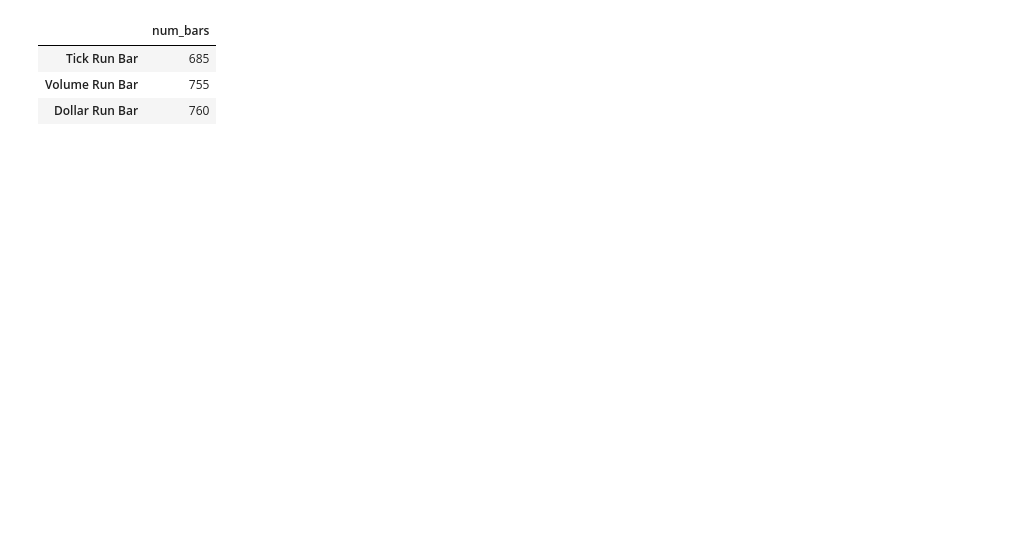
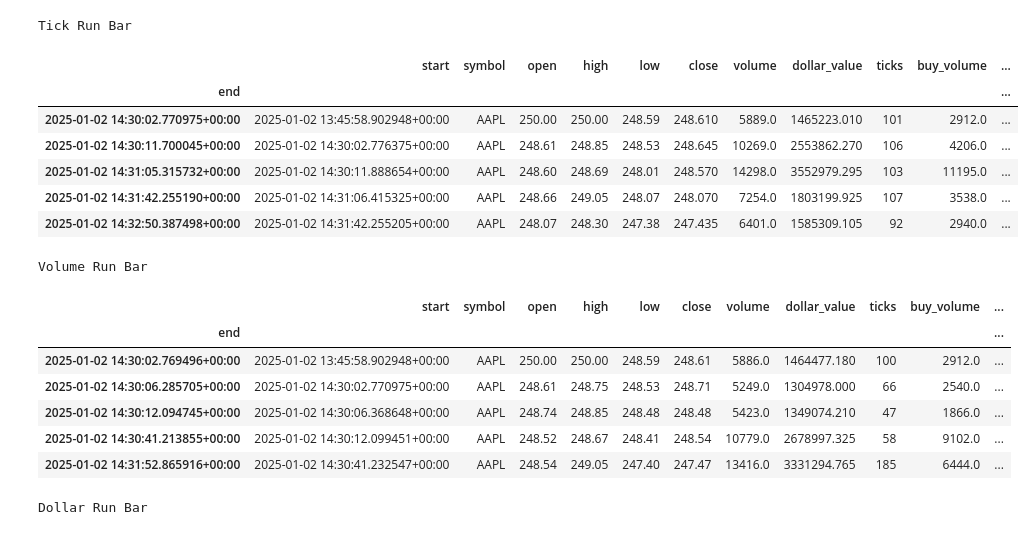
Before and after one commit to kwonjunhyuk9/financial-machine-learning, a Jupyter notebook: notebooks/data_preprocessing/market_structured_bars.ipynb, the cells around one changed output. Drawn from its saved outputs; the diff is of its cells as text; code cells hidden in the pictures; blank space fills up the shorter version.

```diff
--- a/notebooks/data_preprocessing/market_structured_bars.ipynb
+++ b/notebooks/data_preprocessing/market_structured_bars.ipynb
@@ -223,16 +314,74 @@ This cell constructs run bars from the synthetic trade stream.
 # %%
+run_bar_parameters = {
+    "tick": {
+        "exp_num_ticks_init": 100,
+        "num_prev_bars": 20,
+        "expected_imbalance_window": 1_000,
+    },
+    "volume": {
+        "exp_num_ticks_init": 100,
+        "num_prev_bars": 20,
+        "expected_imbalance_window": 1_000,
+    },
+    "dollar": {
+        "exp_num_ticks_init": 100,
+        "num_prev_bars": 20,
+        "expected_imbalance_window": 1_000,
+    },
+}
 run_bar_results = {
-    "Tick Run Bar": get_tick_run_bars(trades, expected_num_ticks_init=20, expected_window=20),
-    "Volume Run Bar": get_volume_run_bars(trades, expected_num_ticks_init=20, expected_window=20),
-    "Dollar Run Bar": get_dollar_run_bars(trades, expected_num_ticks_init=20, expected_window=20),
+    "Tick Run Bar": get_tick_run_bars(
+        observations,
+        **run_bar_parameters["tick"],
+    ),
+    "Volume Run Bar": get_volume_run_bars(
+        observations,
+        **run_bar_parameters["volume"],
+    ),
+    "Dollar Run Bar": get_dollar_run_bars(
+        observations,
+        **run_bar_parameters["dollar"],
+    ),
 }
 
-pd.Series(
-    {name: len(result.ohlcv) for name, result in run_bar_results.items()},
-    name="num_bars",
-).to_frame()
+run_bar_output_paths = {
+    "Tick Run Bar": save_structured_bar_result(
+        run_bar_results["Tick Run Bar"],
+        feature_dir / f"{symbol_slug}_tick_run_bar_{period_slug}.parquet",
+    ),
+    "Volume Run Bar": save_structured_bar_result(
+        run_bar_results["Volume Run Bar"],
+        feature_dir / f"{symbol_slug}_volume_run_bar_{period_slug}.parquet",
+    ),
+    "Dollar Run Bar": save_structured_bar_result(
+        run_bar_results["Dollar Run Bar"],
+        feature_dir / f"{symbol_slug}_dollar_run_bar_{period_slug}.parquet",
+    ),
+}
+
+print("Tick Run Bar")
+display(run_bar_results["Tick Run Bar"].ohlcv.head(5))
+
+print("Volume Run Bar")
+display(run_bar_results["Volume Run Bar"].ohlcv.head(5))
+
+print("Dollar Run Bar")
+display(run_bar_results["Dollar Run Bar"].ohlcv.head(5))
 # %% [output]
+Tick Run Bar
-|  | num_bars |
-| Tick Run Bar | 685 |
-| Volume Run Bar | 755 |
-| Dollar Run Bar | 760 |
+|  | start | symbol | open | high | low | close | volume | dollar_value | ticks | buy_volume | ... |
+| end |  |  |  |  |  |  |  |  |  |  | ... |
+| 2025-01-02 14:30:02.770975+00:00 | 2025-01-02 13:45:58.902948+00:00 | AAPL | 250.00 | 250.00 | 248.59 | 248.610 | 5889.0 | 1465223.010 | 101 | 2912.0 | ... |
+| 2025-01-02 14:30:11.700045+00:00 | 2025-01-02 14:30:02.776375+00:00 | AAPL | 248.61 | 248.85 | 248.53 | 248.645 | 10269.0 | 2553862.270 | 106 | 4206.0 | ... |
+| 2025-01-02 14:31:05.315732+00:00 | 2025-01-02 14:30:11.888654+00:00 | AAPL | 248.60 | 248.69 | 248.01 | 248.570 | 14298.0 | 3552979.295 | 103 | 11195.0 | ... |
+| 2025-01-02 14:31:42.255190+00:00 | 2025-01-02 14:31:06.415325+00:00 | AAPL | 248.66 | 249.05 | 248.07 | 248.070 | 7254.0 | 1803199.925 | 107 | 3538.0 | ... |
+| 2025-01-02 14:32:50.387498+00:00 | 2025-01-02 14:31:42.255205+00:00 | AAPL | 248.07 | 248.30 | 247.38 | 247.435 | 6401.0 | 1585309.105 | 92 | 2940.0 | ... |
+Volume Run Bar
+|  | start | symbol | open | high | low | close | volume | dollar_value | ticks | buy_volume | ... |
+| end |  |  |  |  |  |  |  |  |  |  | ... |
+| 2025-01-02 14:30:02.769496+00:00 | 2025-01-02 13:45:58.902948+00:00 | AAPL | 250.00 | 250.00 | 248.59 | 248.61 | 5886.0 | 1464477.180 | 100 | 2912.0 | ... |
+| 2025-01-02 14:30:06.285705+00:00 | 2025-01-02 14:30:02.770975+00:00 | AAPL | 248.61 | 248.75 | 248.53 | 248.71 | 5249.0 | 1304978.000 | 66 | 2540.0 | ... |
+| 2025-01-02 14:30:12.094745+00:00 | 2025-01-02 14:30:06.368648+00:00 | AAPL | 248.74 | 248.85 | 248.48 | 248.48 | 5423.0 | 1349074.210 | 47 | 1866.0 | ... |
+| 2025-01-02 14:30:41.213855+00:00 | 2025-01-02 14:30:12.099451+00:00 | AAPL | 248.52 | 248.67 | 248.41 | 248.54 | 10779.0 | 2678997.325 | 58 | 9102.0 | ... |
+| 2025-01-02 14:31:52.865916+00:00 | 2025-01-02 14:30:41.232547+00:00 | AAPL | 248.54 | 249.05 | 247.40 | 247.47 | 13416.0 | 3331294.765 | 185 | 6444.0 | ... |
+Dollar Run Bar
```
Also changed, not shown: parts of 24 cells of this notebook, 21 other files.
